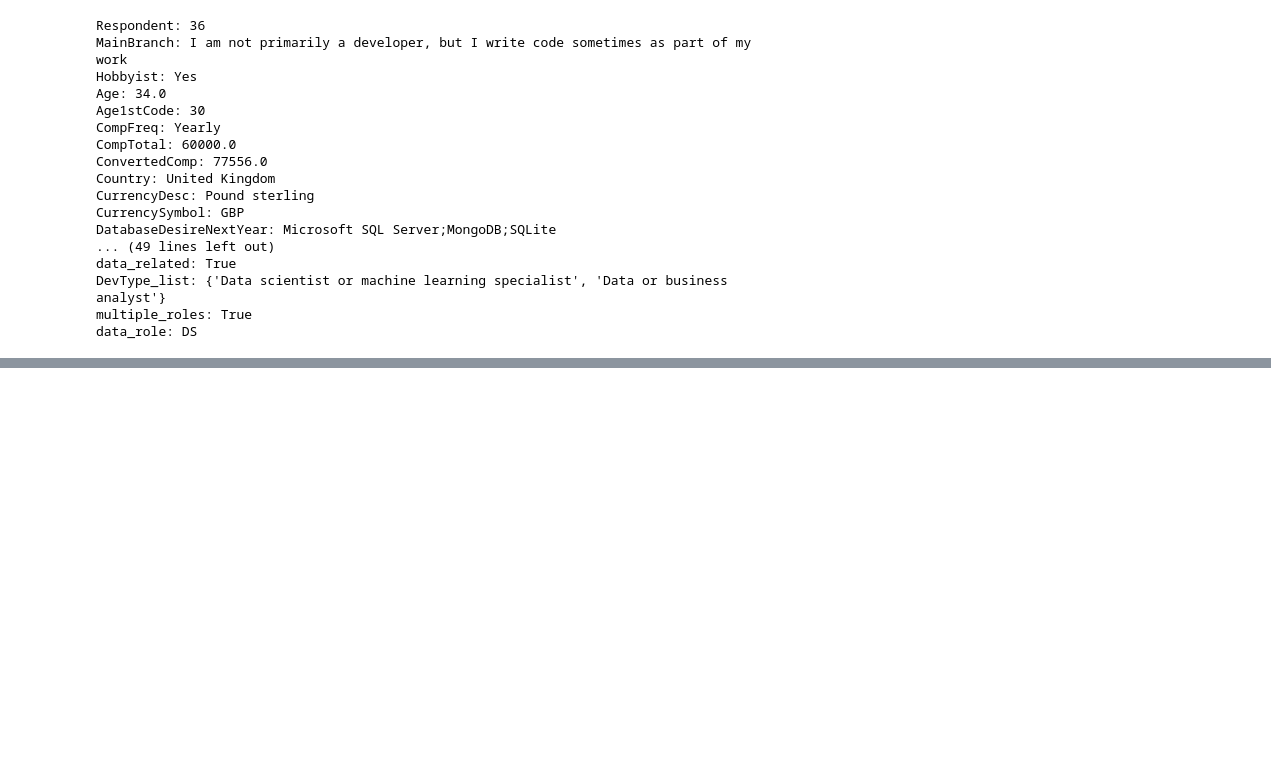
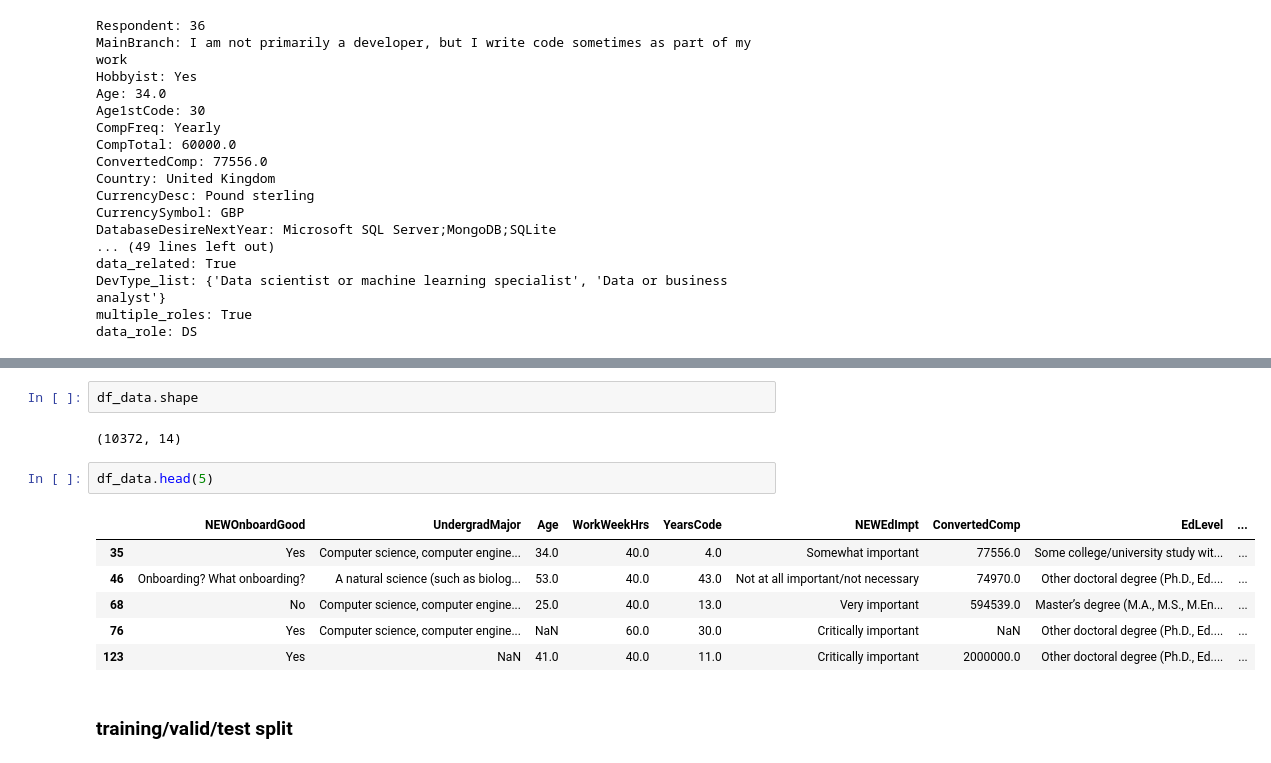
Before and after one commit to Chancylin/StackOverflow_Survey, a Jupyter notebook: notebooks/stackoverflow.ipynb, the cells around one changed output, grey strips where cells are left out. Saved outputs shown, nothing was run; the diff lists cells and outputs as text; blank space fills up the shorter version.

```diff
--- a/notebooks/stackoverflow.ipynb
+++ b/notebooks/stackoverflow.ipynb
@@ -977,0 +1066,15 @@ data_role: DS
+# %%
+df_data.shape
+# %% [output]
+(10372, 14)
+# %%
+df_data.head(5)
+# %% [output]
+|  | NEWOnboardGood | UndergradMajor | Age | WorkWeekHrs | YearsCode | NEWEdImpt | ConvertedComp | EdLevel | ... |
+| 35 | Yes | Computer science, computer engine... | 34.0 | 40.0 | 4.0 | Somewhat important | 77556.0 | Some college/university study wit... | ... |
+| 46 | Onboarding? What onboarding? | A natural science (such as biolog... | 53.0 | 40.0 | 43.0 | Not at all important/not necessary | 74970.0 | Other doctoral degree (Ph.D., Ed.... | ... |
+| 68 | No | Computer science, computer engine... | 25.0 | 40.0 | 13.0 | Very important | 594539.0 | Master’s degree (M.A., M.S., M.En... | ... |
+| 76 | Yes | Computer science, computer engine... | NaN | 60.0 | 30.0 | Critically important | NaN | Other doctoral degree (Ph.D., Ed.... | ... |
+| 123 | Yes | NaN | 41.0 | 40.0 | 11.0 | Critically important | 2000000.0 | Other doctoral degree (Ph.D., Ed.... | ... |
+# %% [markdown]
+### training/valid/test split
```
Also changed, not shown: parts of 31 cells of this notebook, 1 other file.
